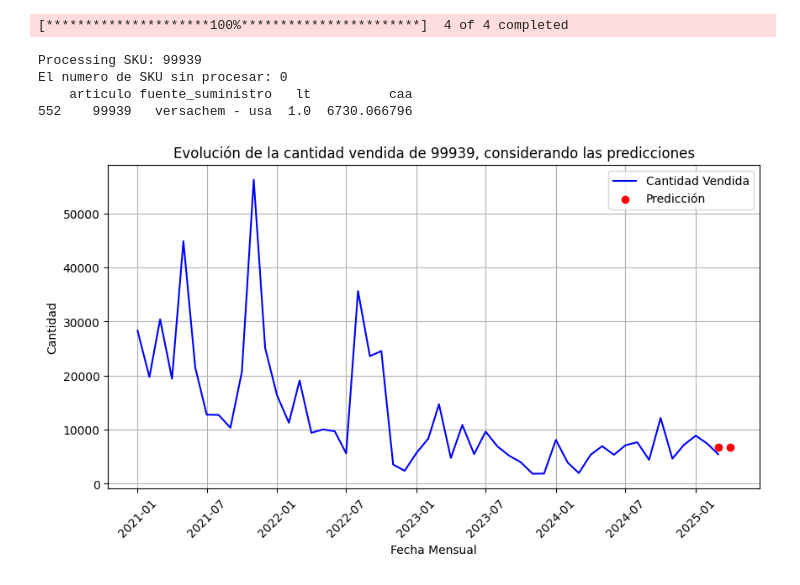
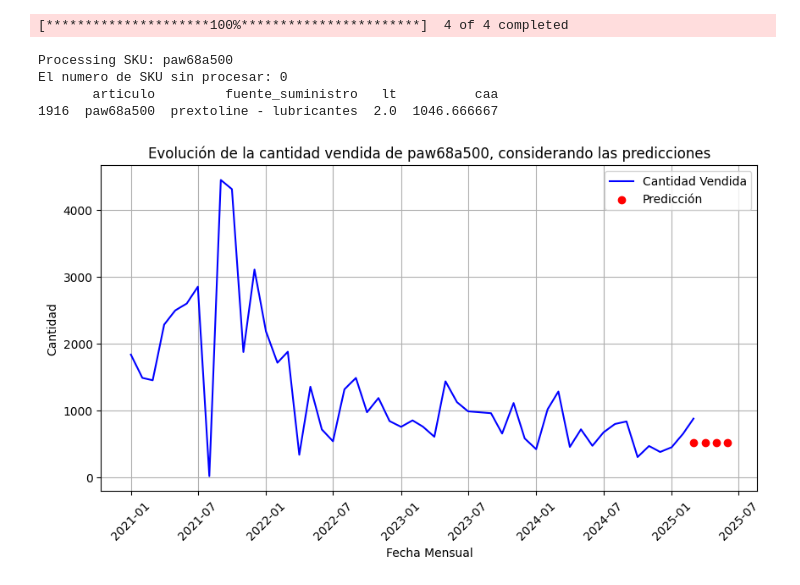
Before and after one commit to gejocamo10/catusita_analytics, a Jupyter notebook: test_analisis_graficos.ipynb, the cells around one changed output. Cells and saved outputs as stored; diff of their text form; code cells hidden in the pictures.

```diff
--- a/test_analisis_graficos.ipynb
+++ b/test_analisis_graficos.ipynb
@@ -713,7 +713,7 @@ class Predictor:
 import matplotlib.pyplot as plt
 import pandas as pd
 
-articulo_mas_venta = df_margin_result.iloc[2]['articulo']
+articulo_mas_venta = df_margin_result.iloc[0]['articulo']
 pred = Predictor()
 predictions = pred.process_predictions(articulo_mas_venta)
 df_ppt = df_products.merge(df_inventory[['codigo','stock']], how='left',left_on='articulo',right_on='codigo')
@@ -721,34 +721,34 @@ df_ppt = df_ppt.merge(df_predictions[['articulo','model','caa','caa_lt']], how='
 df_ppt = df_ppt[df_ppt['articulo']==articulo_mas_venta]
 print(df_ppt[df_ppt['articulo']==articulo_mas_venta][['articulo','fuente_suministro','lt','caa',]].head(1))
 
 df_ppt2 = df_products[df_products['articulo'] == articulo_mas_venta][['fecha_mensual', 'articulo', 'cantidad']]
 df_ppt3_original = df_merged[df_merged['articulo'] == articulo_mas_venta][['lt','caa', 'caa_lt']]
 lt = df_ppt3_original['lt'].unique()[0]
 primer_mes = "2025-03-01"
 fechas_mensuales = pd.date_range(start=primer_mes, periods=lt*2, freq='MS')
 df_ppt3 = pd.DataFrame({
     "fecha_mensual": fechas_mensuales,
     "cantidad": predictions
 })
 plt.figure(figsize=(10,5))
 plt.plot(df_ppt2["fecha_mensual"], df_ppt2["cantidad"], linestyle="-", color="b", label="Cantidad Vendida")
 
 # Agregar los puntos de predicción con las fechas correctas
 plt.scatter(df_ppt3["fecha_mensual"], df_ppt3["cantidad"], color="r", marker="o", label="Predicción")
 
 # Etiquetas y título
 plt.xlabel("Fecha Mensual")
 plt.ylabel("Cantidad")
 plt.title(f"Evolución de la cantidad vendida de {articulo_mas_venta}, considerando las predicciones")
 plt.legend()
 plt.grid(True)
 
 # Mostrar el gráfico
 plt.xticks(rotation=45)
 plt.show()
 # %% [output]
-Processing SKU: 99939
+Processing SKU: paw68a500
 El numero de SKU sin procesar: 0
-    articulo fuente_suministro   lt          caa
-552    99939   versachem - usa  1.0  6730.066796
+       articulo         fuente_suministro   lt          caa
+1916  paw68a500  prextoline - lubricantes  2.0  1046.666667
-[figure, old version]
+[figure, new version]
```
Also changed, not shown: 20 other files.
